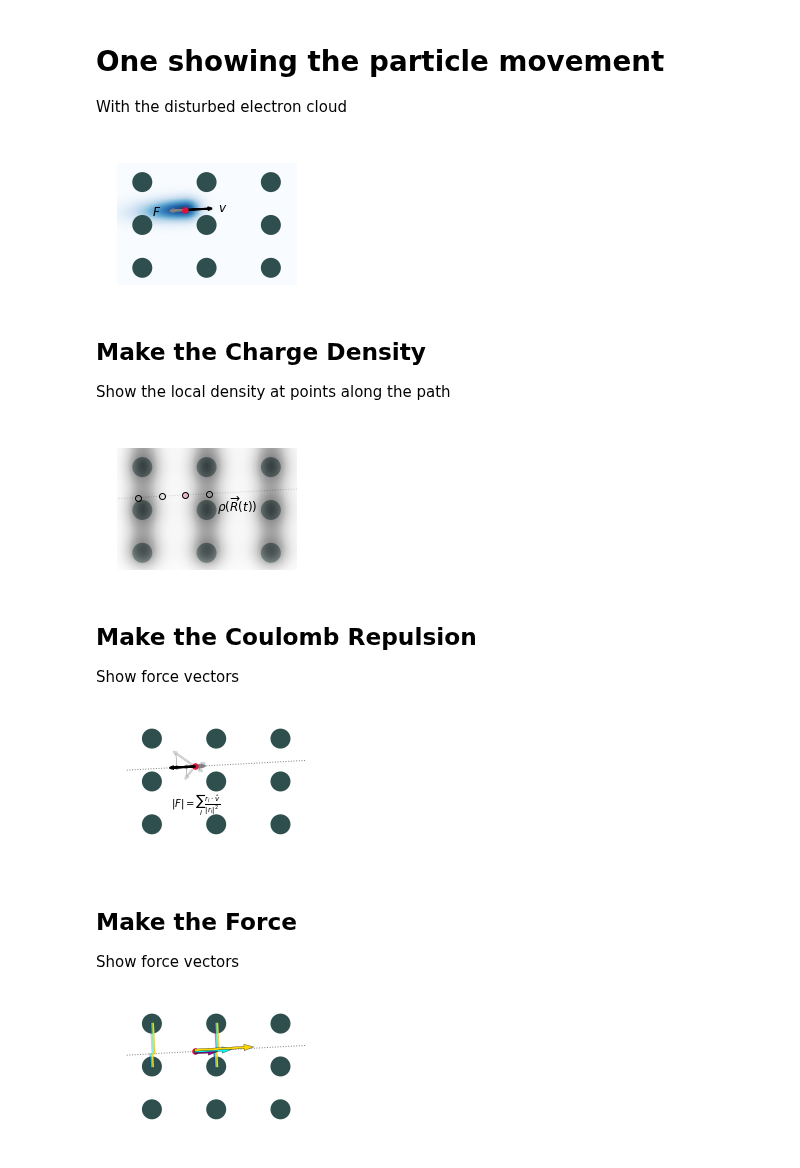
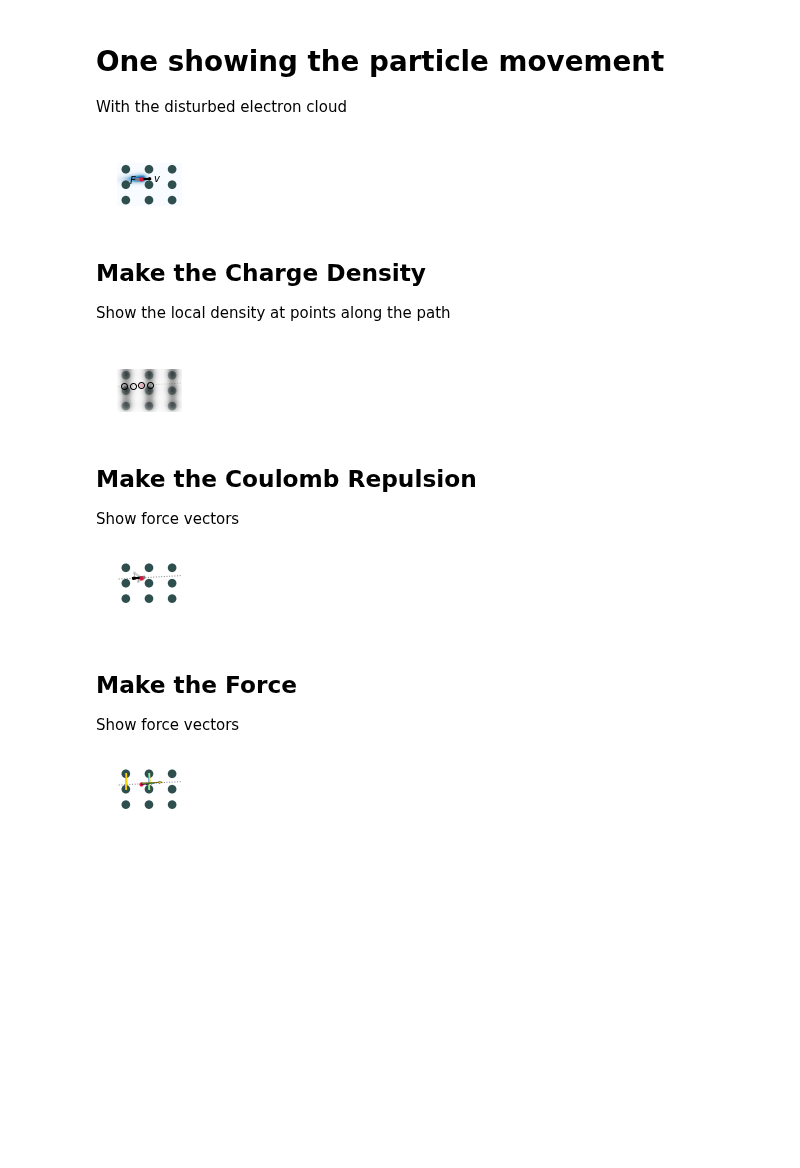
Before and after one commit to globus-labs/stopping-power-ml, a Jupyter notebook: intro-figure/0_explain-features.ipynb, the cells around one changed output. Saved outputs shown, nothing was run; the diff lists cells and outputs as text; code cells hidden in the pictures; blank space fills up the shorter version.

Commit message:
Minor updates to explanatory figures

```diff
--- a/intro-figure/0_explain-features.ipynb
+++ b/intro-figure/0_explain-features.ipynb
@@ -18,6 +18,7 @@ particle_x, particle_y = particle
 velocity = np.array([0.55, 0.03])
 velocity_orth = [-velocity[1], velocity[0]]
 lattice = [-0.6, 3.6]
+small_figsize = (0.9, 0.6)
 # %% [markdown]
 ## Functions for Making a Background Lattice and Projectile
 Many of my figures are going to use a lattice of atoms with a projectile moving through it.
@@ -41,7 +42,7 @@ def plot_lattice(ax: plt.Axes, unit_cell: Tuple[float, float], atom_color: str =
 
     # Place it on the axis
     atom_pos_xx, atom_pos_yy = np.meshgrid(atom_pos_x, atom_pos_y)
-    col = ax.scatter(atom_pos_xx, atom_pos_yy, color=atom_color, s=400, edgecolor='none')
+    col = ax.scatter(atom_pos_xx, atom_pos_yy, color=atom_color, s=75, edgecolor='none')
 
     # Make the atom coordinates
     return np.stack((atom_pos_xx, atom_pos_yy), axis=2).reshape((-1, 2))
@@ -49,7 +50,7 @@ def plot_lattice(ax: plt.Axes, unit_cell: Tuple[float, float], atom_color: str =
 # One showing the particle movement
 With the disturbed electron cloud
 # %%
-fig, ax = plt.subplots(figsize=(2.5, 1.7))
+fig, ax = plt.subplots(figsize=small_figsize)
 
 ratio = fig.get_size_inches()[1] / fig.get_size_inches()[0]
 ax.set_xlim(*lattice)
@@ -58,43 +59,43 @@ ax.axison = False
 
 # Make a smear along the direction of travel
 xx, yy = np.meshgrid(*[np.linspace(*x, 512) for x in [ax.get_xlim(), ax.get_ylim()]])
 coords = np.stack([xx, yy], axis=2)
 disp = coords - [particle_x, particle_y]
 
 disp_forward = np.dot(disp, velocity / np.linalg.norm(velocity))
 disp_forward[disp_forward > 0] *= 3
 disp_ortho = np.dot(disp, velocity_orth / np.linalg.norm(velocity))
 
 mv = np.exp(- (disp_forward ** 2 + (disp_ortho * 4) ** 2))
 ax.matshow(mv, vmin=0, vmax=1, cmap='Blues',
           extent=ax.get_xlim() + ax.get_ylim(), origin='bottom', zorder=-10, alpha=0.9)
 
 # Put the lattice down
 plot_lattice(ax, unit_cell=[1.5, 1.])
 
 # Put the particle in it
-ax.scatter([particle_x], [particle_y], color='crimson', s=30)
+ax.scatter([particle_x], [particle_y], color='crimson', s=10)
 
 # Show the velocity
 ax.arrow(particle_x, particle_y, dx=velocity[0], dy=velocity[1],
          lw=2, head_width=0.05, zorder=-1, color='k')
 ax.text(particle_x + velocity[0] * 1.4, particle_y + velocity[1] * 1.4,
-        '$v$', fontsize=12, va='center', fontweight='bold')
+        '$v$', fontsize=10, va='center', fontweight='bold')
 
 ax.arrow(particle_x, particle_y, dx=-0.5 * velocity[0], dy=-0.5 * velocity[1],
          lw=2, head_width=0.05, zorder=-1, color='gray')
 ax.text(particle_x - 1.4 * velocity[0], particle_y - 1.4 * velocity[1],
-        '$F$', fontsize=12, va='center', fontweight='bold')
+        '$F$', fontsize=10, va='center', fontweight='bold')
 
 ax.set_position((0, 0, 1, 1))
-fig.savefig('figures/just-particle.png', dpi=320, pad_inches=0)
+fig.savefig('figures/just-particle.svg', dpi=320, pad_inches=0)
 # %% [output]
-[figure, old version]
+[figure, new version]
 # %% [markdown]
 ## Make the Charge Density
 Show the local density at points along the path
 # %%
-fig, ax = plt.subplots(figsize=(2.5, 1.7))
+fig, ax = plt.subplots(figsize=small_figsize)
 
 ratio = fig.get_size_inches()[1] / fig.get_size_inches()[0]
 ax.set_xlim(*lattice)
@@ -117,7 +118,7 @@ ax.matshow(rho, vmin=0, vmax=1.5, cmap='Greys',
            zorder=1, alpha=0.7)
 
 # Put the particle in it
-ax.scatter([particle_x], [particle_y], color='crimson', s=30, alpha=.7)
+ax.scatter([particle_x], [particle_y], color='crimson', s=10, alpha=.7)
 
 # Plot a line with a few points along the axis
 t = [-2, -1, 0, 1]
@@ -129,19 +130,19 @@ ax.plot(particle_x + np.multiply([-10, 10], velocity[0]),
         particle_y + np.multiply([-10, 10], velocity[1]),
         ':', zorder=-1, lw=1, color='gray')
 
-ax.text(1.75, 1.1,
-        '$\\rho(\overrightarrow{R}(t))$', fontsize=12,
-        va='center', ha='left', fontweight='bold')
+# ax.text(1.75, 1.1,
+#         '$\\rho(\overrightarrow{R}(t))$', fontsize=12,
+#         va='center', ha='left', fontweight='bold')
 
 ax.set_position((0, 0, 1, 1))
-fig.savefig('figures/electron-density.png', dpi=320, pad_inches=0)
+fig.savefig('figures/electron-density.svg', dpi=320, pad_inches=0)
 # %% [output]
-[figure, old version]
+[figure, new version]
 # %% [markdown]
 ## Make the Coulomb Repulsion
 Show force vectors
 # %%
-fig, ax = plt.subplots(figsize=(2.5, 1.7))
+fig, ax = plt.subplots(figsize=small_figsize)
 
 ratio = fig.get_size_inches()[1] / fig.get_size_inches()[0]
 ax.set_xlim(*lattice)
@@ -177,24 +178,24 @@ for force in forces[-4:]:
             lw=0.5, color='gray', zorder=1)
 
 # Put the particle and its path
-ax.scatter([particle_x], [particle_y], color='crimson', s=30, zorder=2)
+ax.scatter([particle_x], [particle_y], color='crimson', s=10, zorder=4)
 ax.plot(particle_x + np.multiply([-10, 10], velocity[0]),
         particle_y + np.multiply([-10, 10], velocity[1]),
         ':', zorder=-1, lw=1, color='gray')
 
 # Put an equation on here
-ax.text(0.45, 0.4, '$\\left|F\\right|=\\sum_i\\frac{r_i\\cdot\\hat{v}}{\\left|r_i\\right|^2}$')
+#ax.text(0.45, 0.4, '$\\left|F\\right|=\\sum_i\\frac{r_i\\cdot\\hat{v}}{\\left|r_i\\right|^2}$')
 
 
 ax.set_position((0, 0, 1, 1))
-fig.savefig('figures/coulomb-replusion.png', dpi=320, pad_inches=0)
+fig.savefig('figures/coulomb-replusion.svg', dpi=320, pad_inches=0)
 # %% [output]
-[figure, old version]
+[figure, new version]
 # %% [markdown]
 ## Make the Force
 Show force vectors
 # %%
-fig, ax = plt.subplots(figsize=(2.5, 1.7))
+fig, ax = plt.subplots(figsize=small_figsize)
 
 ratio = fig.get_size_inches()[1] / fig.get_size_inches()[0]
 ax.set_xlim(*lattice)
@@ -240,14 +241,14 @@ coords = np.stack([xx, yy], axis=2)  # Grid points
 
 
 # Put the particle and its path
-ax.scatter([particle_x], [particle_y], color='crimson', s=30, zorder=2)
+ax.scatter([particle_x], [particle_y], color='crimson', s=10, zorder=2)
 ax.plot(particle_x + np.multiply([-10, 10], velocity[0]),
         particle_y + np.multiply([-10, 10], velocity[1]),
         ':', zorder=-1, lw=1, color='gray')
 
 ax.set_position((0, 0, 1, 1))
 
-fig.savefig('figures/atomic-enviroment-multivector.png', dpi=320, pad_inches=0)
+fig.savefig('figures/atomic-enviroment-multivector.svg', dpi=320, pad_inches=0)
 # %% [output]
-[figure, old version]
+[figure, new version]
 # %%
```
Also changed, not shown: parts of 1 cell of this notebook, 13 other files.
